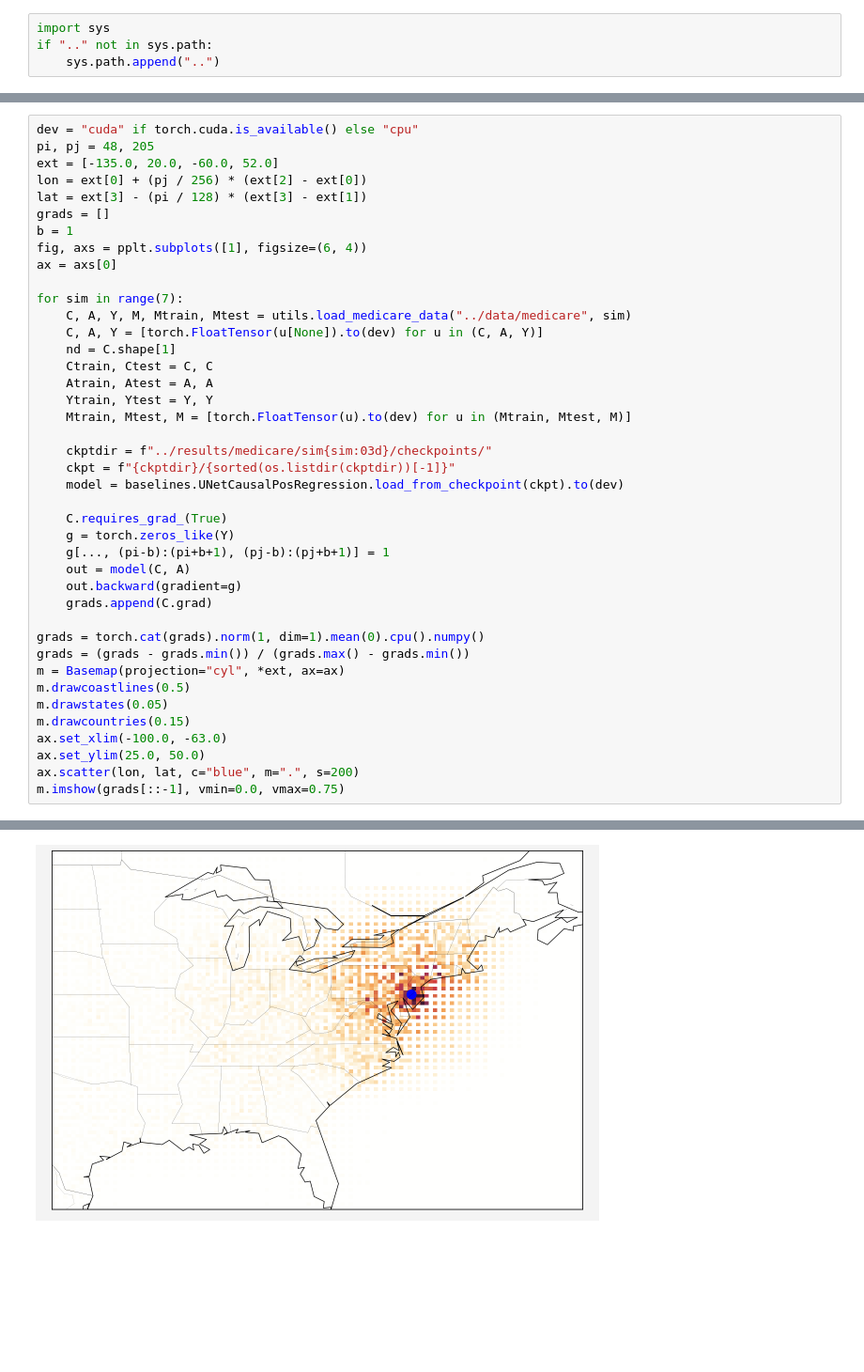
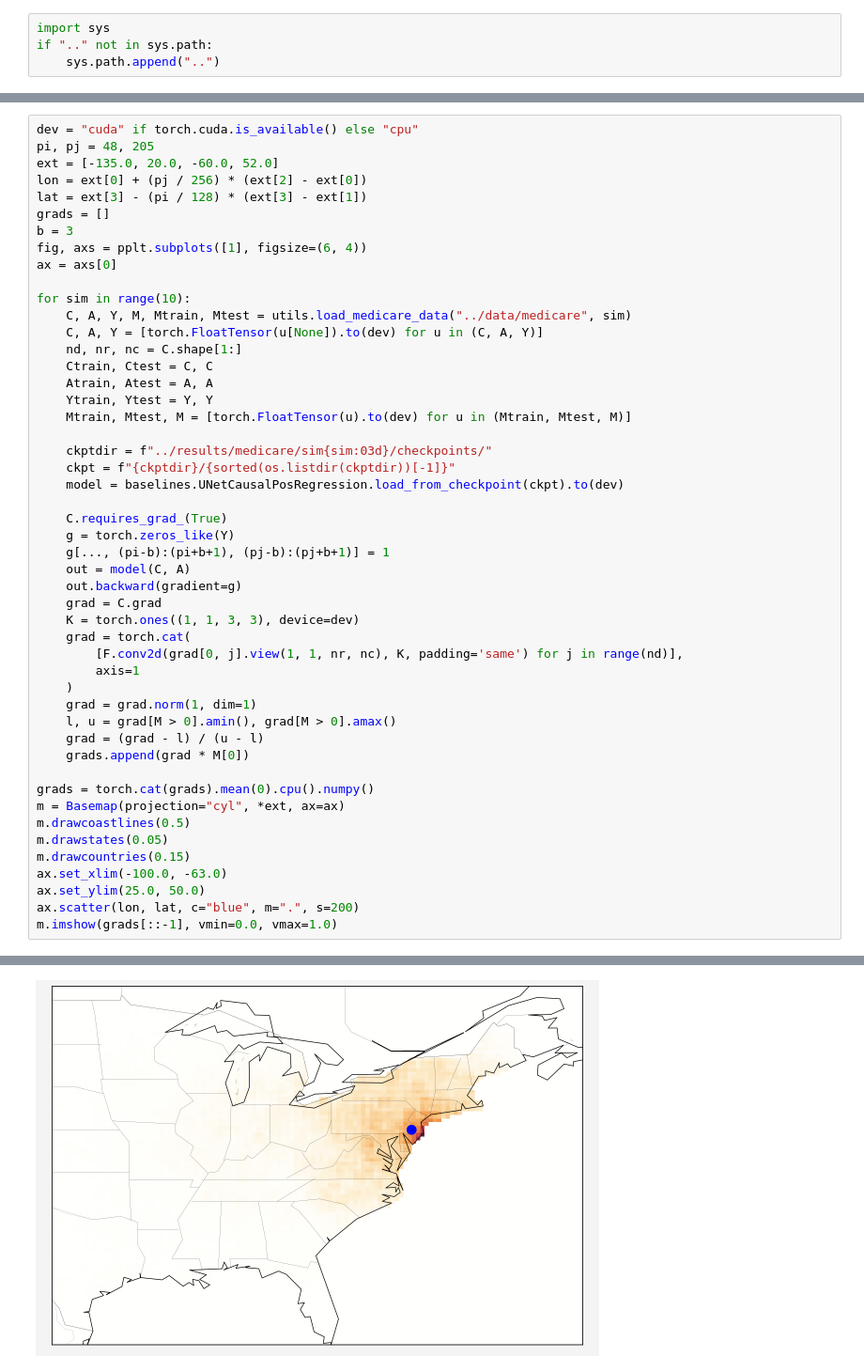
Before and after one commit to mauriciogtec/weather2vec-reproduce, a Jupyter notebook: notebooks/receptive_field_medicare.ipynb, the cells around one changed output, grey strips where cells are left out. Shown at 94% size. Cells and saved outputs as stored; diff of their text form; blank space fills up the shorter version.

```diff
--- a/notebooks/receptive_field_medicare.ipynb
+++ b/notebooks/receptive_field_medicare.ipynb
@@ -18,40 +19,48 @@ ext = [-135.0, 20.0, -60.0, 52.0]
 lon = ext[0] + (pj / 256) * (ext[2] - ext[0])
 lat = ext[3] - (pi / 128) * (ext[3] - ext[1])
 grads = []
-b = 1
+b = 3
 fig, axs = pplt.subplots([1], figsize=(6, 4))
 ax = axs[0]
 
-for sim in range(7):
+for sim in range(10):
     C, A, Y, M, Mtrain, Mtest = utils.load_medicare_data("../data/medicare", sim)
     C, A, Y = [torch.FloatTensor(u[None]).to(dev) for u in (C, A, Y)]
-    nd = C.shape[1]
+    nd, nr, nc = C.shape[1:]
     Ctrain, Ctest = C, C
     Atrain, Atest = A, A
     Ytrain, Ytest = Y, Y
     Mtrain, Mtest, M = [torch.FloatTensor(u).to(dev) for u in (Mtrain, Mtest, M)]
 
     ckptdir = f"../results/medicare/sim{sim:03d}/checkpoints/"
     ckpt = f"{ckptdir}/{sorted(os.listdir(ckptdir))[-1]}"
     model = baselines.UNetCausalPosRegression.load_from_checkpoint(ckpt).to(dev)
 
     C.requires_grad_(True)
     g = torch.zeros_like(Y)
     g[..., (pi-b):(pi+b+1), (pj-b):(pj+b+1)] = 1
     out = model(C, A)
     out.backward(gradient=g)
-    grads.append(C.grad)
+    grad = C.grad
+    K = torch.ones((1, 1, 3, 3), device=dev)
+    grad = torch.cat(
+        [F.conv2d(grad[0, j].view(1, 1, nr, nc), K, padding='same') for j in range(nd)],
+        axis=1
+    )
+    grad = grad.norm(1, dim=1)
+    l, u = grad[M > 0].amin(), grad[M > 0].amax()
+    grad = (grad - l) / (u - l)
+    grads.append(grad * M[0])
 
-grads = torch.cat(grads).norm(1, dim=1).mean(0).cpu().numpy()
-grads = (grads - grads.min()) / (grads.max() - grads.min())
+grads = torch.cat(grads).mean(0).cpu().numpy()
 m = Basemap(projection="cyl", *ext, ax=ax)
 m.drawcoastlines(0.5)
 m.drawstates(0.05)
 m.drawcountries(0.15)
 ax.set_xlim(-100.0, -63.0)
 ax.set_ylim(25.0, 50.0)
 ax.scatter(lon, lat, c="blue", m=".", s=200)
-m.imshow(grads[::-1], vmin=0.0, vmax=0.75)
+m.imshow(grads[::-1], vmin=0.0, vmax=1.0)
 # %% [output]
 <matplotlib.image.AxesImage at 0x...>
-[figure, old version]
+[figure, new version]
```
Also changed, not shown: parts of 2 cells of this notebook, 22 other files.
